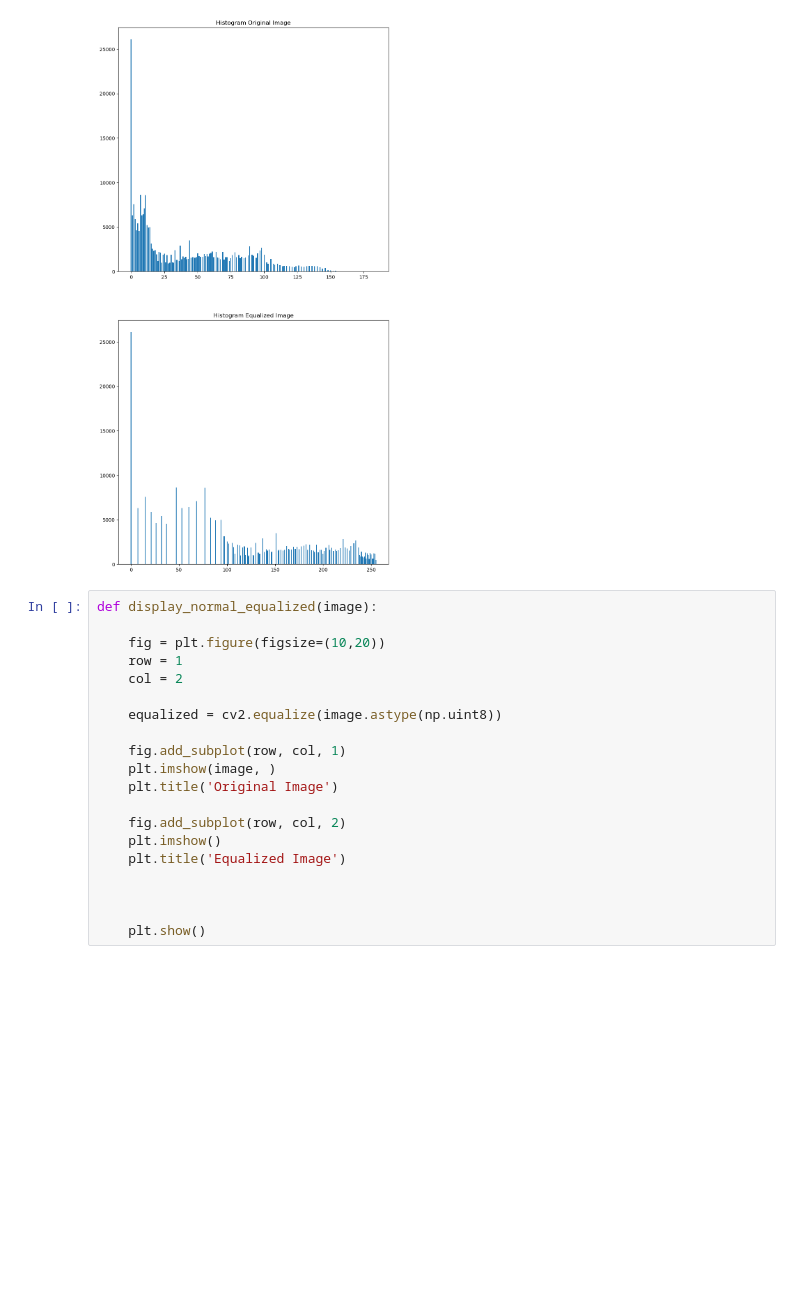
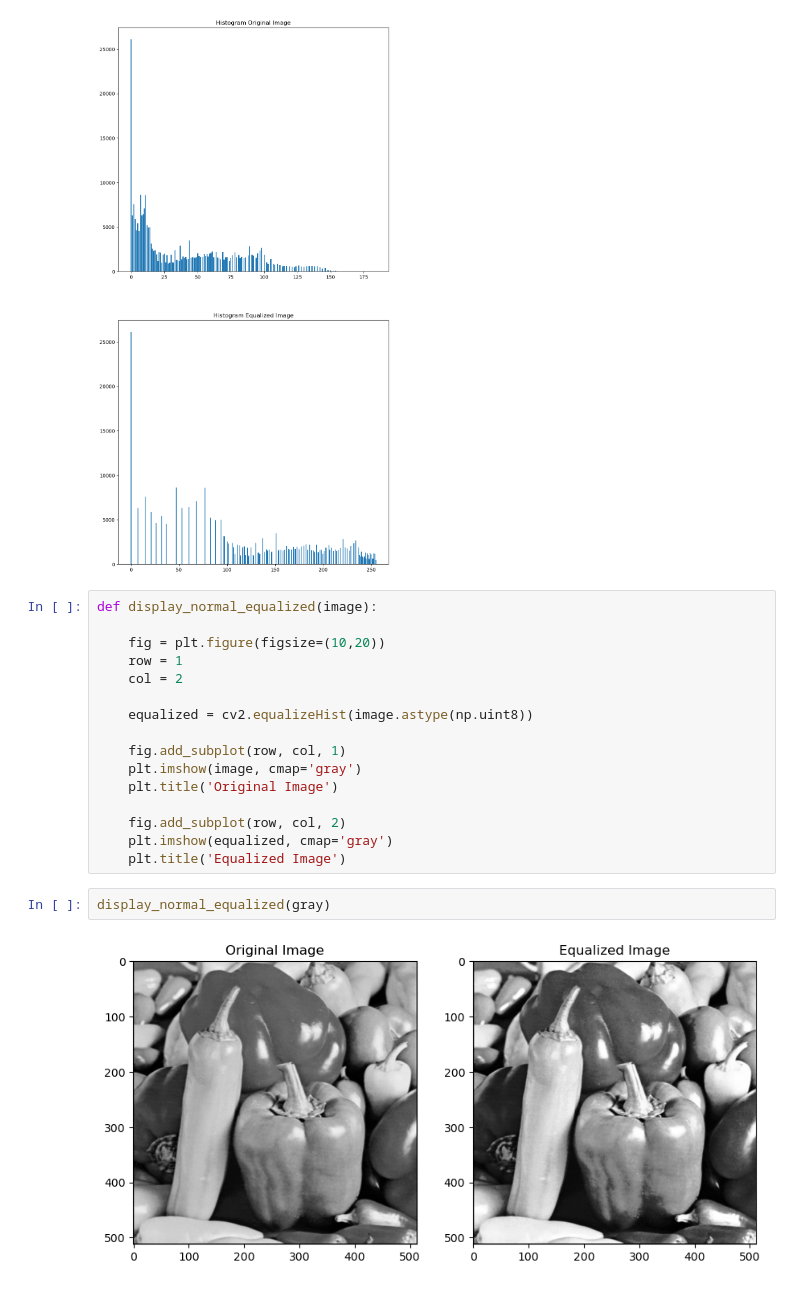
Before and after one commit to saikot-paul/CPS843, a Jupyter notebook: Homework_1/HW1.ipynb, the cells around one changed output. Cells and saved outputs as stored; diff of their text form; blank space fills up the shorter version.

```diff
--- a/Homework_1/HW1.ipynb
+++ b/Homework_1/HW1.ipynb
@@ -165,23 +165,23 @@ display_hist_eq(low_lambda)
 display_hist_eq(high_lambda)
 # %% [output]
 [figure]
-# %%
-def display_normal_equalized(image):
-
-    fig = plt.figure(figsize=(10,20))
-    row = 1
-    col = 2
-
-    equalized = cv2.equalize(image.astype(np.uint8))
-
-    fig.add_subplot(row, col, 1)
-    plt.imshow(image, )
-    plt.title('Original Image')
-
-    fig.add_subplot(row, col, 2)
-    plt.imshow()
-    plt.title('Equalized Image')
-
-
-
-    plt.show()
+# %%
+def display_normal_equalized(image):
+
+    fig = plt.figure(figsize=(10,20))
+    row = 1
+    col = 2
+
+    equalized = cv2.equalizeHist(image.astype(np.uint8))
+
+    fig.add_subplot(row, col, 1)
+    plt.imshow(image, cmap='gray')
+    plt.title('Original Image')
+
+    fig.add_subplot(row, col, 2)
+    plt.imshow(equalized, cmap='gray')
+    plt.title('Equalized Image')
+# %%
+display_normal_equalized(gray)
+# %% [output]
+[figure, added]
```
Also changed, not shown: parts of 2 cells of this notebook.
